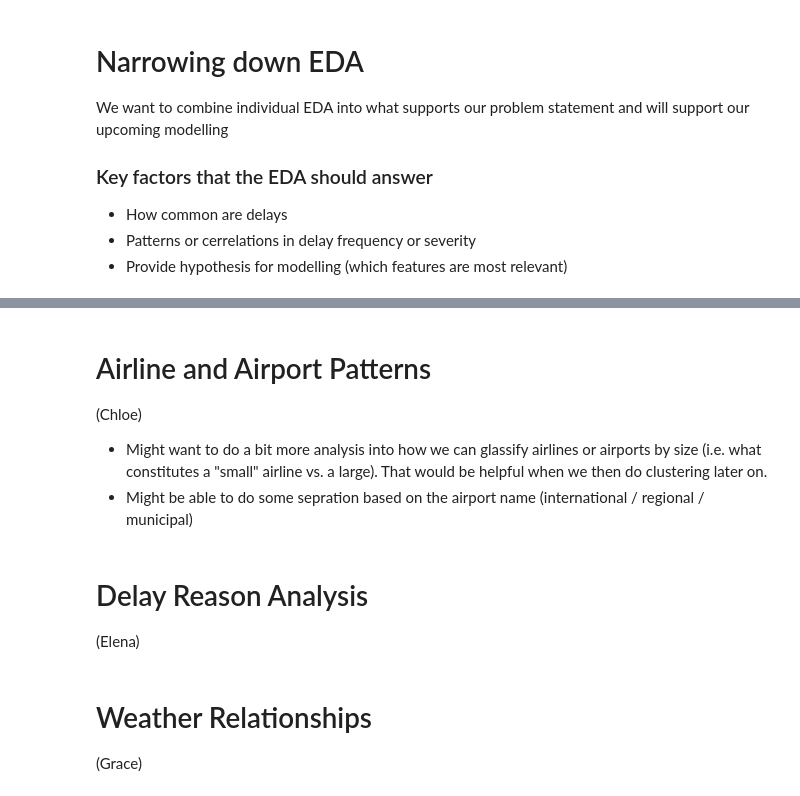
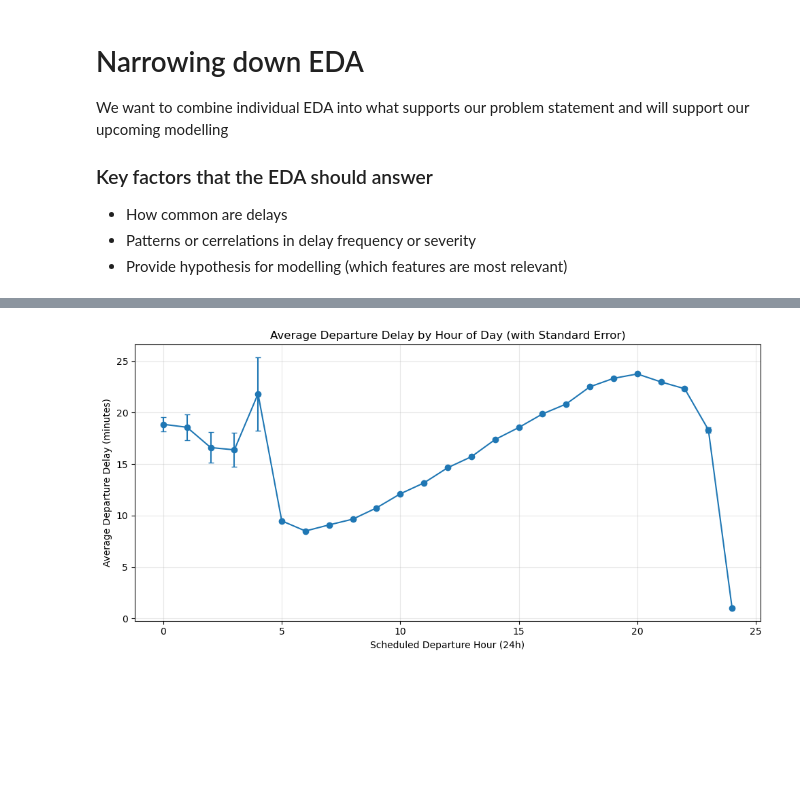
Before and after one commit to elenayzhu/mie368, a Jupyter notebook: eda/full_eda.ipynb, the cells around one changed output, grey strips where cells are left out. Saved outputs shown, nothing was run; the diff lists cells and outputs as text; code cells hidden in the pictures; blank space fills up the shorter version.

```diff
--- a/eda/full_eda.ipynb
+++ b/eda/full_eda.ipynb
@@ -10,6 +10,6 @@ We want to combine individual EDA into what supports our problem statement and w
 import pandas as pd
 import matplotlib.pyplot as plt
 import seaborn as sns
-sns.set_theme() # Arbitrary theme so that our plots look consistent (change if you want)
+import numpy as np
 pd.set_option('display.max_columns', None)
 # %%
@@ -74,11 +30,32 @@ plt.show()
-# %% [markdown]
-# Airline and Airport Patterns
-(Chloe)
-- Might want to do a bit more analysis into how we can glassify airlines or airports by size (i.e. what constitutes a "small" airline vs. a large). That would be helpful when we then do clustering later on.
-- Might be able to do some sepration based on the airport name (international / regional / municipal)
-# %% [markdown]
-# Delay Reason Analysis
-(Elena)
-# %% [markdown]
-# Weather Relationships
-(Grace)
+# %%
+df_completed['DEP_HOUR'] = (df_completed['CRS_DEP_TIME'] // 100).astype(int)
+
+# Group by hour and compute mean, std, and count
+delay_by_hour = df_completed.groupby('DEP_HOUR')['DEP_DELAY_NEW'].agg(
+    mean_delay='mean',
+    std_delay='std',
+    n='count'
+).reset_index()
+
+# Standard error and 95% CI
+delay_by_hour['se_delay'] = delay_by_hour['std_delay'] / np.sqrt(delay_by_hour['n'])
+delay_by_hour['ci95_delay'] = 1.96 * delay_by_hour['se_delay']  # optional
+
+plt.figure(figsize=(10,5))
+
+plt.errorbar(
+    delay_by_hour['DEP_HOUR'],
+    delay_by_hour['mean_delay'],
+    yerr=delay_by_hour['se_delay'],   # or use 'ci95_delay' if you prefer 95% CI
+    fmt='o-',
+    capsize=3
+)
+
+plt.title("Average Departure Delay by Hour of Day (with Standard Error)")
+plt.xlabel("Scheduled Departure Hour (24h)")
+plt.ylabel("Average Departure Delay (minutes)")
+plt.grid(alpha=0.3)
+plt.tight_layout()
+plt.show()
+# %% [output]
+[figure, added]
```
Also changed, not shown: parts of 9 cells of this notebook, 1 other file.
